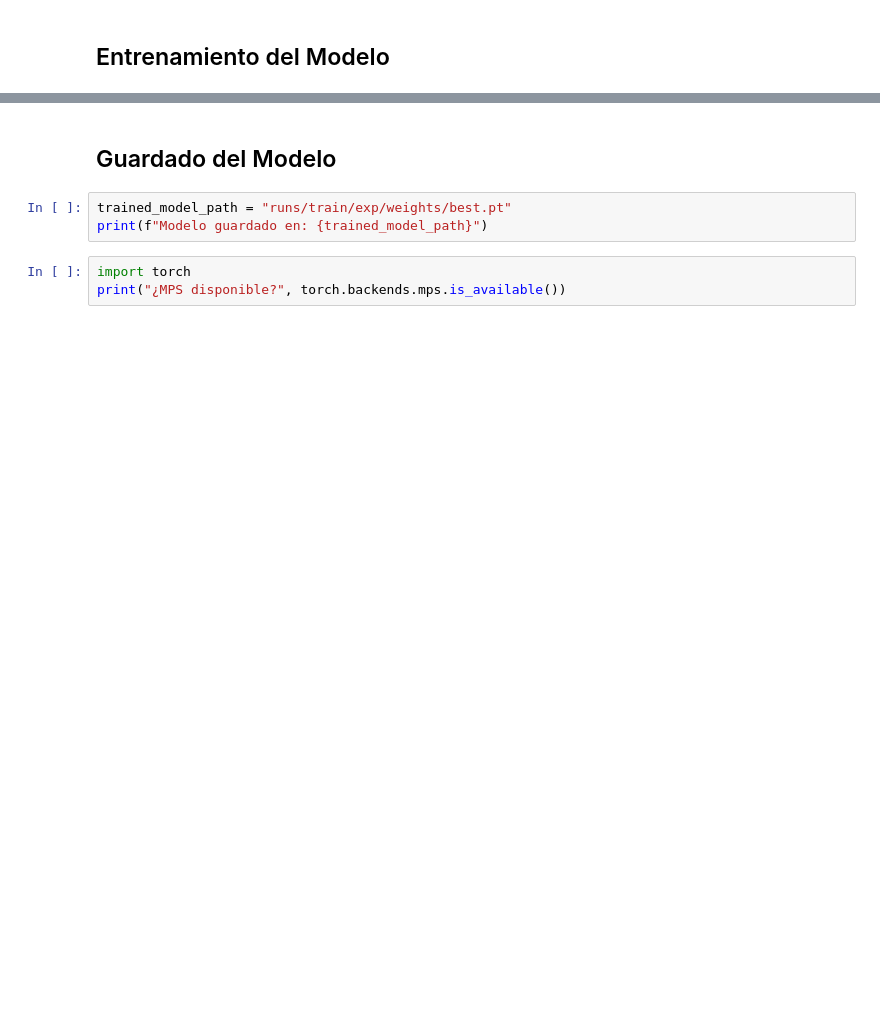
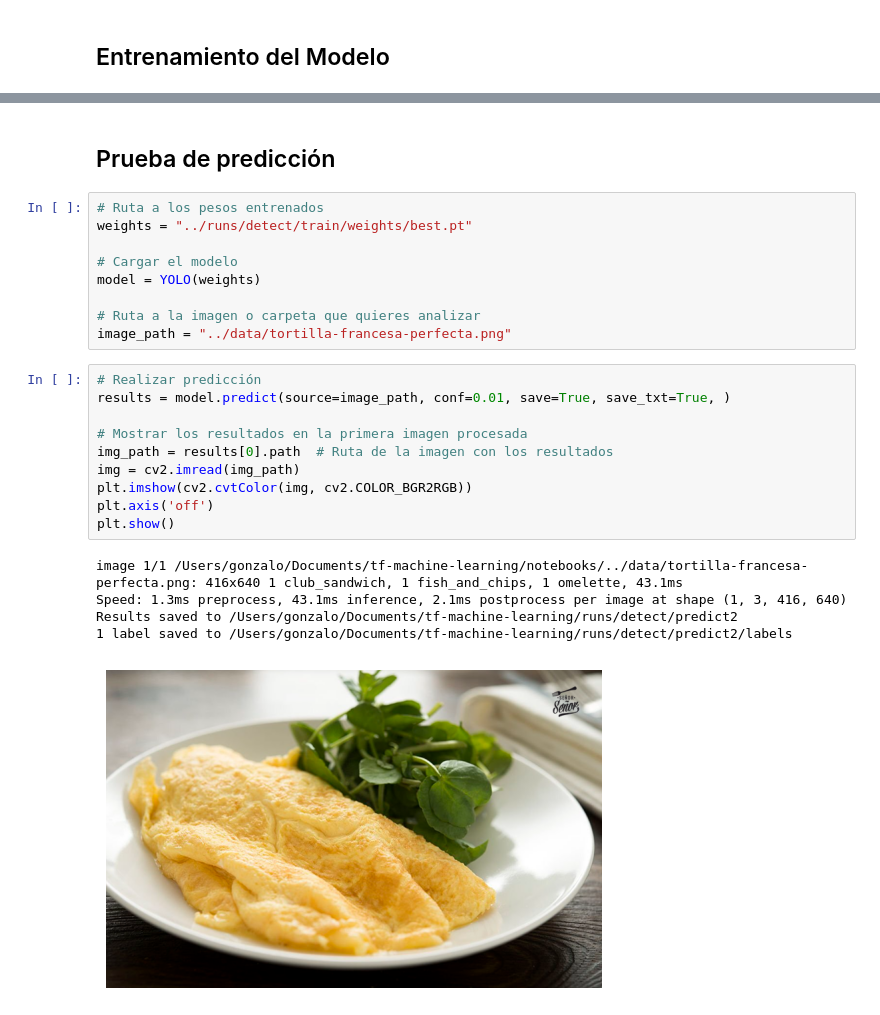
Before and after one commit to gonzalo-ceb/tf-machine-learning, a Jupyter notebook: notebooks/3_entrenamiento_yolo.ipynb, the cells around one changed output, grey strips where cells are left out. Saved outputs shown, nothing was run; the diff lists cells and outputs as text; blank space fills up the shorter version.

```diff
--- a/notebooks/3_entrenamiento_yolo.ipynb
+++ b/notebooks/3_entrenamiento_yolo.ipynb
@@ -90,8 +39,27 @@ plt.show()
-# %% [markdown]
-## Guardado del Modelo
-# %%
-trained_model_path = "runs/train/exp/weights/best.pt"
-print(f"Modelo guardado en: {trained_model_path}")
-# %%
-import torch
-print("¿MPS disponible?", torch.backends.mps.is_available())
+# %% [markdown]
+## Prueba de predicción
+# %%
+# Ruta a los pesos entrenados
+weights = "../runs/detect/train/weights/best.pt"
+
+# Cargar el modelo
+model = YOLO(weights)
+
+# Ruta a la imagen o carpeta que quieres analizar
+image_path = "../data/tortilla-francesa-perfecta.png"
+# %%
+# Realizar predicción
+results = model.predict(source=image_path, conf=0.01, save=True, save_txt=True, )
+
+# Mostrar los resultados en la primera imagen procesada
+img_path = results[0].path  # Ruta de la imagen con los resultados
+img = cv2.imread(img_path)
+plt.imshow(cv2.cvtColor(img, cv2.COLOR_BGR2RGB))
+plt.axis('off')
+plt.show()
+# %% [output]
+image 1/1 /Users/gonzalo/Documents/tf-machine-learning/notebooks/../data/tortilla-francesa-perfecta.png: 416x640 1 club_sandwich, 1 fish_and_chips, 1 omelette, 43.1ms
+Speed: 1.3ms preprocess, 43.1ms inference, 2.1ms postprocess per image at shape (1, 3, 416, 640)
+Results saved to /Users/gonzalo/Documents/tf-machine-learning/runs/detect/predict2
+1 label saved to /Users/gonzalo/Documents/tf-machine-learning/runs/detect/predict2/labels
+[figure, added]
```
Also changed, not shown: parts of 8 cells of this notebook, 28 other files.
